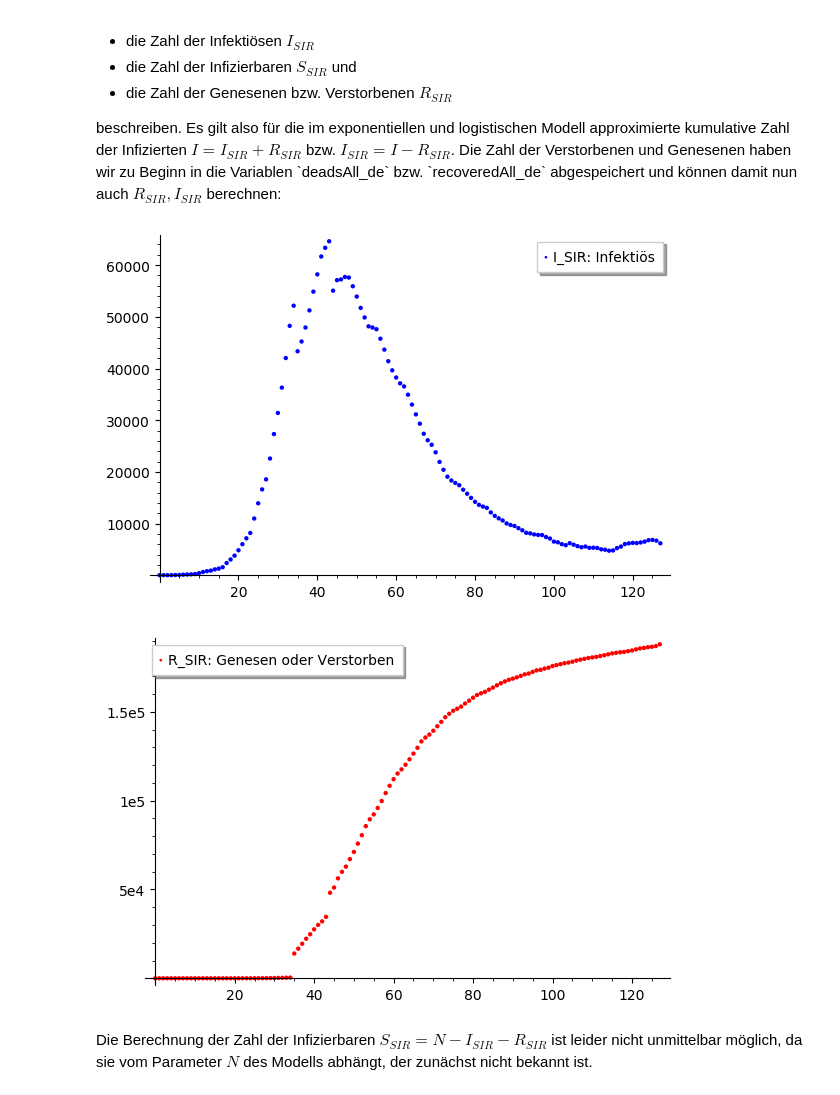
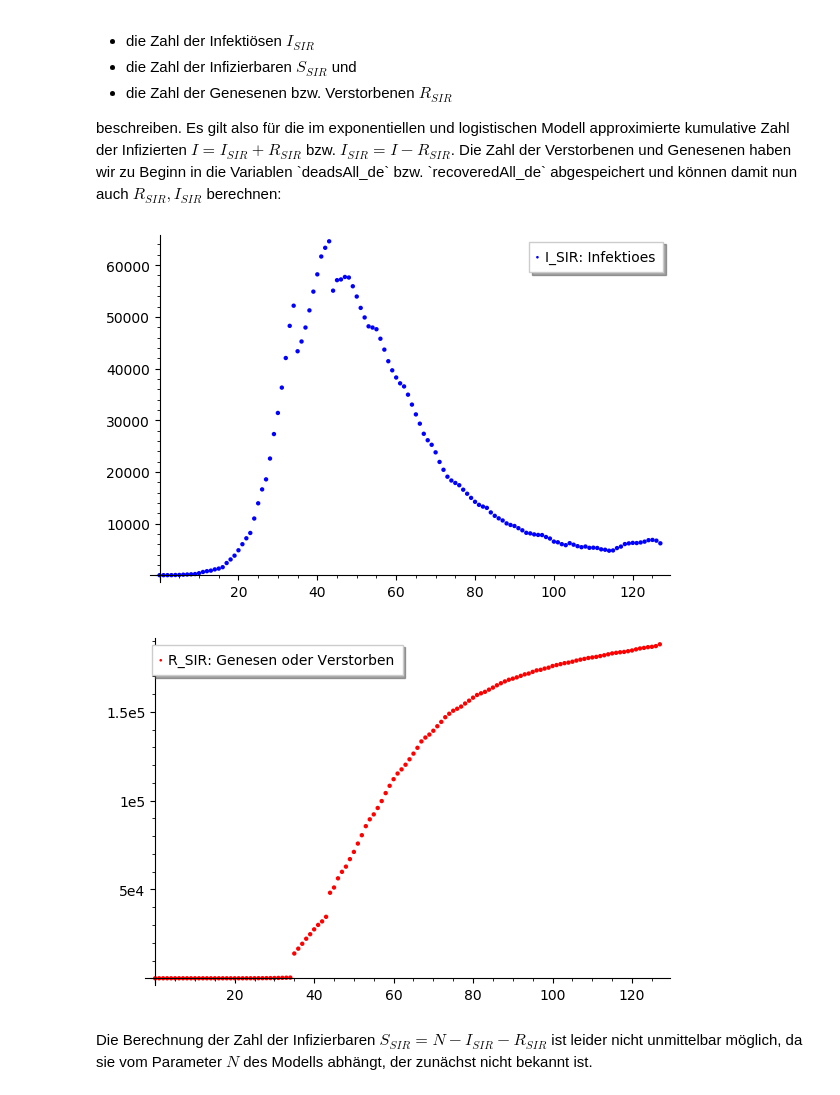
Before and after one commit to ingodahn/Corona, a Jupyter notebook: Deutschland.ipynb, the cells around one changed output. Drawn from its saved outputs; the diff is of its cells as text; code cells hidden in the pictures.

```diff
--- a/Deutschland.ipynb
+++ b/Deutschland.ipynb
@@ -483,11 +483,11 @@ beschreiben. Es gilt also für die im exponentiellen und logistischen Modell app
 # %%
 R_SIR=[(n,deadsAll_de[n]+recoveredAll_de[n]) for n in range(0,dataNr_de)]
 I_SIR=[(n,infections_de[n]-R_SIR[n][1]) for n in range(0,dataNr_de)]
 md(u"$R_{SIR}$ und $I_{SIR}$ berechnet")
-show(list_plot(I_SIR,color='blue',legend_label='I_SIR: Infektiös'))
+show(list_plot(I_SIR,color='blue',legend_label='I_SIR: Infektioes'))
 show(list_plot(R_SIR,color='red',legend_label='R_SIR: Genesen oder Verstorben'))
 # %% [output]
-[figure, old version]
+[figure, new version]
 [figure]
 # %% [markdown]
 Die Berechnung der Zahl der Infizierbaren $S_{SIR}=N-I_{SIR}-R_{SIR}$ ist leider nicht unmittelbar möglich, da sie vom Parameter $N$ des Modells abhängt, der zunächst nicht bekannt ist.
```
Also changed, not shown: parts of 4 cells of this notebook.
